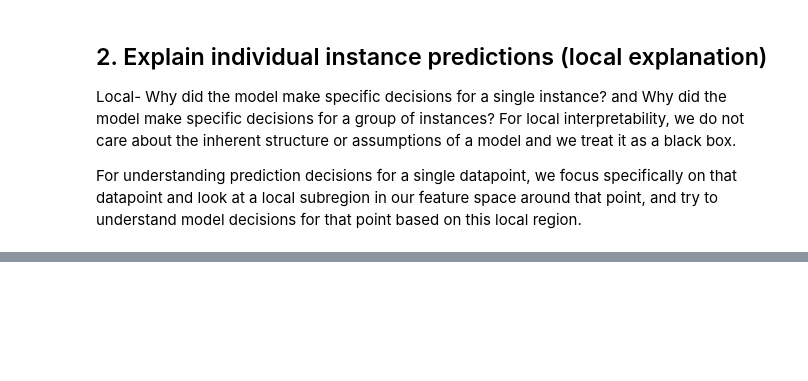
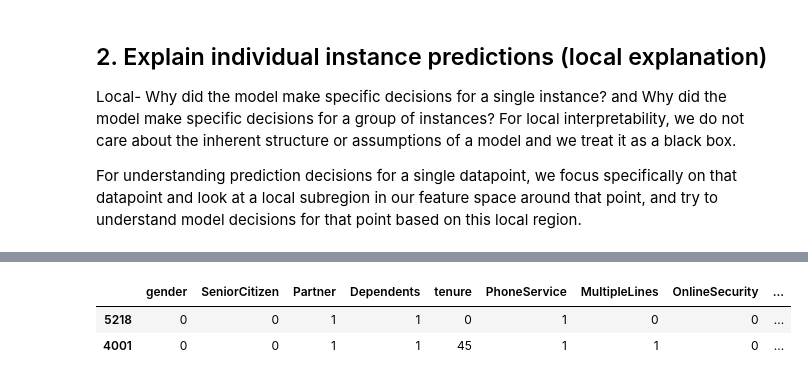
Before and after one commit to katiehouse3/microsoft-azure-ml-notebooks, a Jupyter notebook: Telecom churn 2.ipynb, the cells around one changed output, grey strips where cells are left out. Drawn from its saved outputs; the diff is of its cells as text; code cells hidden in the pictures; blank space fills up the shorter version.

```diff
--- a/Telecom churn 2.ipynb
+++ b/Telecom churn 2.ipynb
@@ -446,4 +494,6 @@ data['gender']=data['gender'].replace(['Male','male','M','m'], 0)
 data['Contract']=data['Contract'].replace(['Month-to-month','One year','Two year'],[1,12,24])
 # %% [markdown]
 Here, we ought to replace the Yes and No in all the columns by a numerical category.(1/0)
+# %%
+data=pd.concat([data,pd.get_dummies(data.InternetService,prefix='IS')],axis=1)
 # %%
@@ -458,7 +514,7 @@ data.head()
 # %%
 # Removing the last column, since it is the one that we outght to predict.
 all_columns=list(data.columns)
-all_columns.pop(-1)
+all_columns.pop(-4)
 # %% [output]
 'Churn'
 # %%
@@ -488,8 +523,2 @@ dtype: object
-# %%
-#  If there are any missing values, fill it with the mean
-X=pd.DataFrame(X).fillna('mean')
-# %%
-# Here, total Charges should be float, let's change it
-X['TotalCharges']=pd.to_numeric(X['TotalCharges'],errors='coerce')
 # %% [markdown]
 ---
@@ -733,0 +847,6 @@ local_importance_values = local_explanation.local_importance_values
+# %%
+x_test.head(2)
+# %% [output]
+|  | gender | SeniorCitizen | Partner | Dependents | tenure | PhoneService | MultipleLines | OnlineSecurity | ... |
+| 5218 | 0 | 0 | 1 | 1 | 0 | 1 | 0 | 0 | ... |
+| 4001 | 0 | 0 | 1 | 1 | 45 | 1 | 1 | 0 | ... |
```
Also changed, not shown: parts of 103 cells of this notebook, 6 other files.
